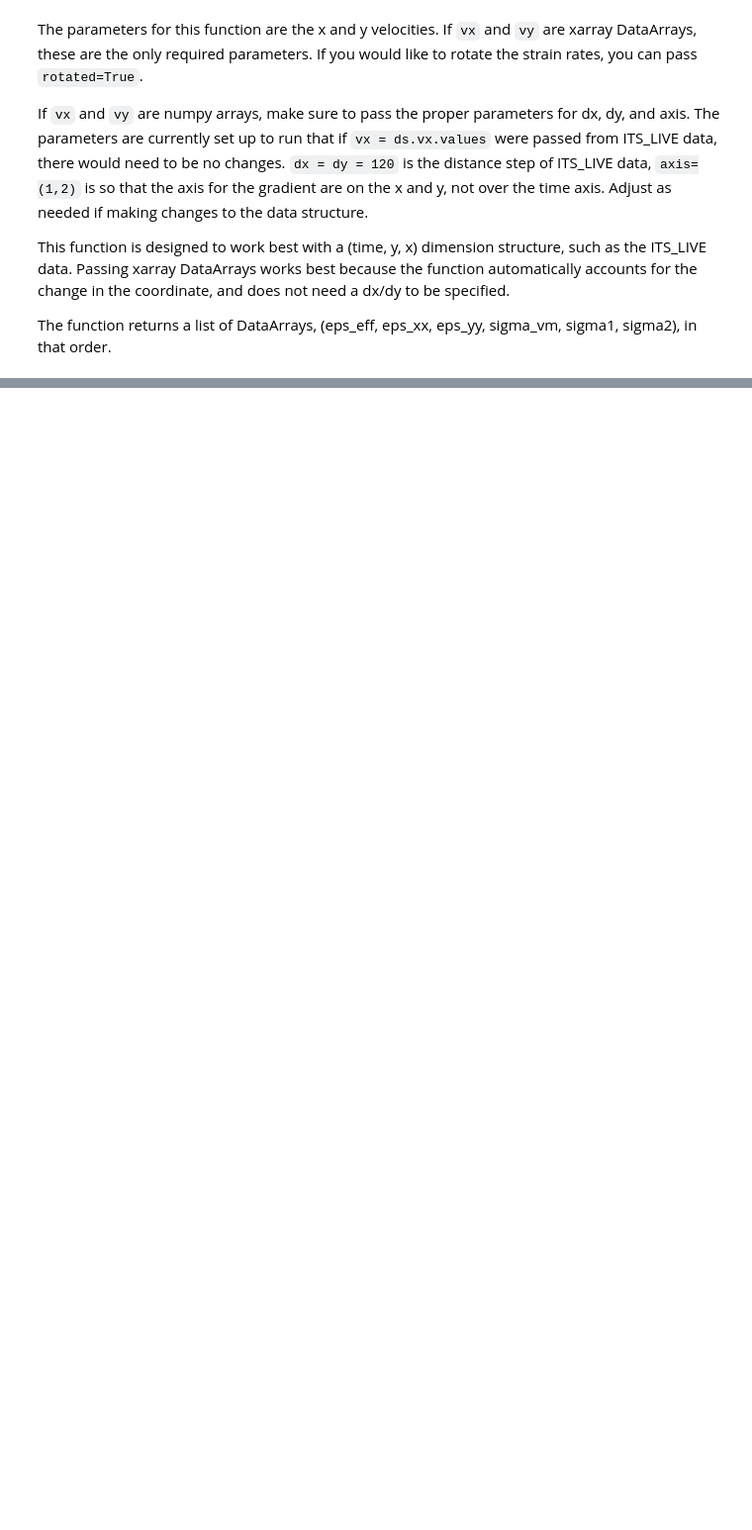
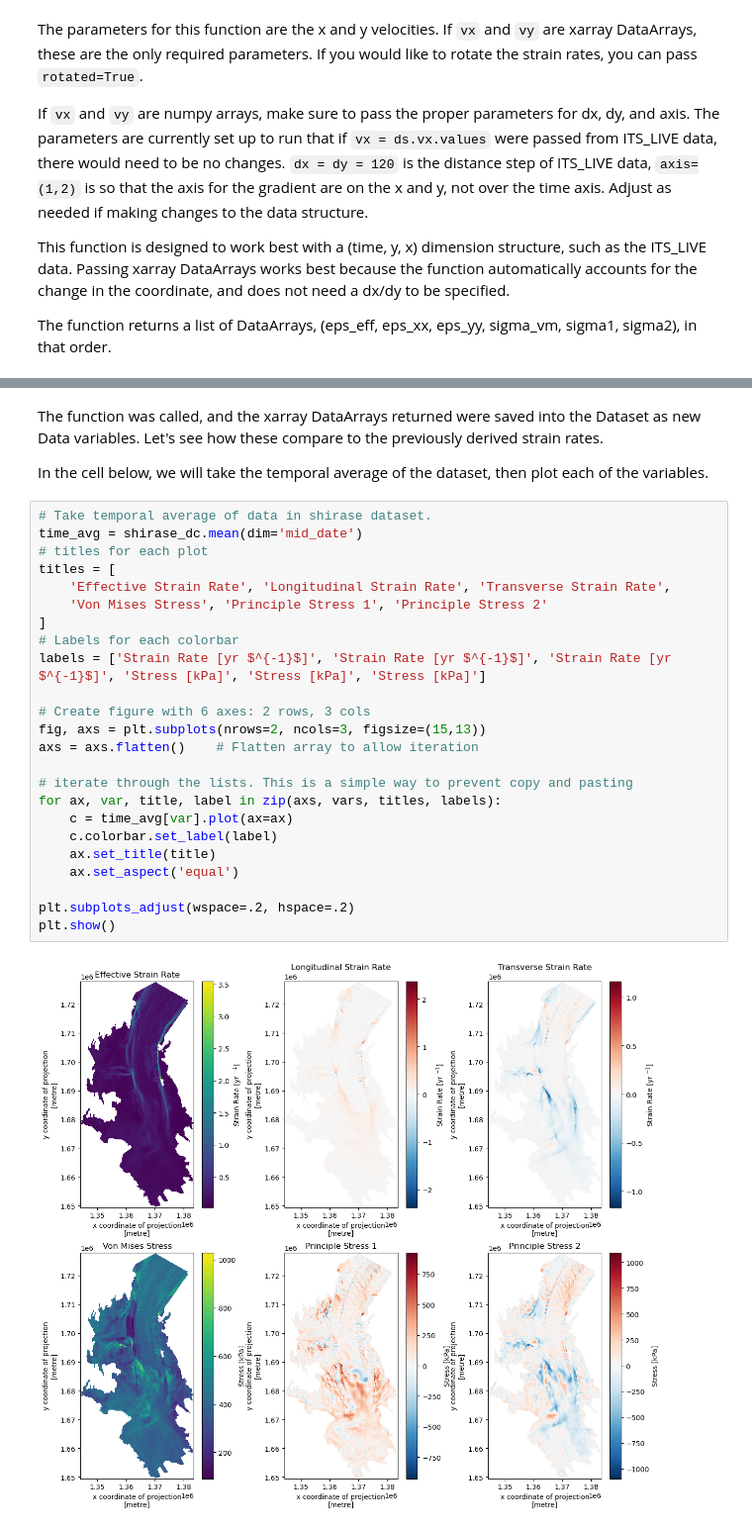
Before and after one commit to jackplogan33/ice-fracture-mechanics, a Jupyter notebook: notebooks/derive-strain-rates-stress.ipynb, the cells around one changed output, grey strips where cells are left out. Shown at 99% size. Drawn from its saved outputs; the diff is of its cells as text; blank space fills up the shorter version.

Commit message:
finish stress notebook, update language in both

```diff
--- a/notebooks/derive-strain-rates-stress.ipynb
+++ b/notebooks/derive-strain-rates-stress.ipynb
@@ -255,0 +292,30 @@ shirase_dc[vars] = bit.compute_strain_stress(shirase_dc.vx, shirase_dc.vy, rotat
+# %% [markdown]
+The function was called, and the xarray DataArrays returned were saved into the Dataset as new Data variables. Let's see how these compare to the previously derived strain rates.
+
+In the cell below, we will take the temporal average of the dataset, then plot each of the variables.
+# %%
+# Take temporal average of data in shirase dataset.
+time_avg = shirase_dc.mean(dim='mid_date')
+# titles for each plot
+titles = [
+    'Effective Strain Rate', 'Longitudinal Strain Rate', 'Transverse Strain Rate',
+    'Von Mises Stress', 'Principle Stress 1', 'Principle Stress 2'
+]
+# Labels for each colorbar
+labels = ['Strain Rate [yr $^{-1}$]', 'Strain Rate [yr $^{-1}$]', 'Strain Rate [yr $^{-1}$]', 'Stress [kPa]', 'Stress [kPa]', 'Stress [kPa]']
+
+# Create figure with 6 axes: 2 rows, 3 cols
+fig, axs = plt.subplots(nrows=2, ncols=3, figsize=(15,13))
+axs = axs.flatten()    # Flatten array to allow iteration
+
+# iterate through the lists. This is a simple way to prevent copy and pasting
+for ax, var, title, label in zip(axs, vars, titles, labels):
+    c = time_avg[var].plot(ax=ax)
+    c.colorbar.set_label(label)
+    ax.set_title(title)
+    ax.set_aspect('equal')
+
+plt.subplots_adjust(wspace=.2, hspace=.2)
+plt.show()
+# %% [output]
+[figure, added]
```
Also changed, not shown: parts of 12 cells of this notebook, 1 other file.
